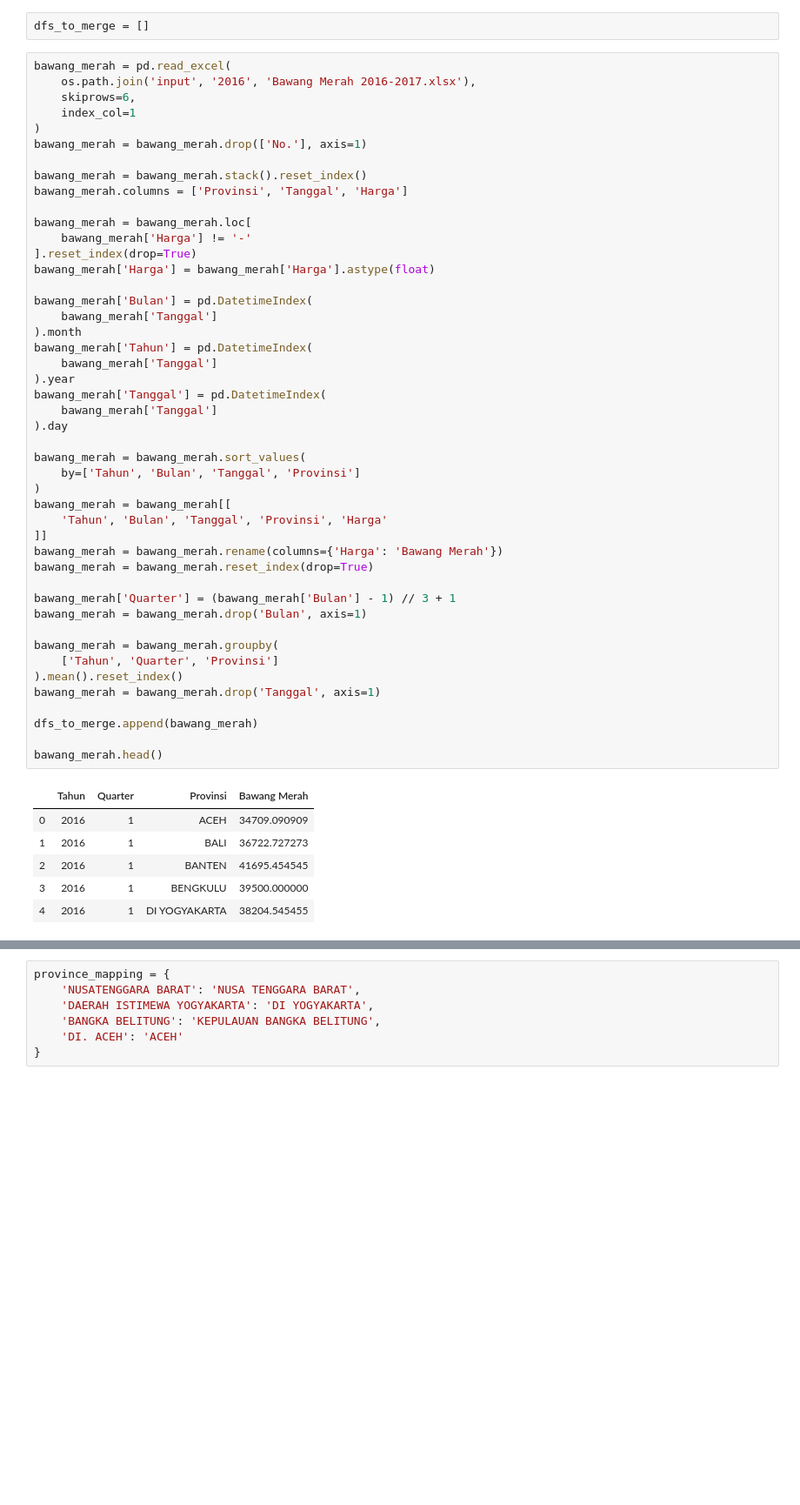
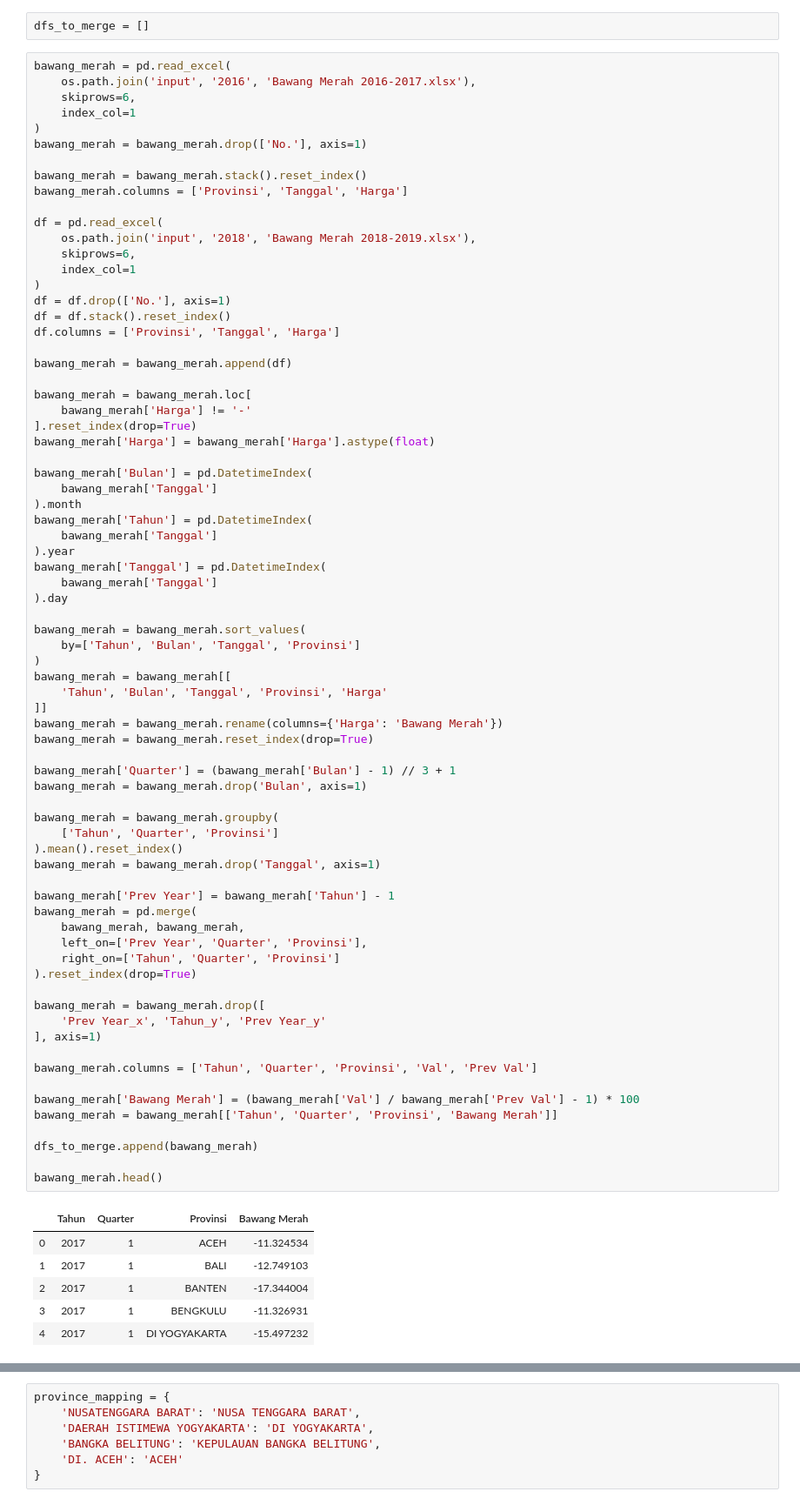
Before and after one commit to jonathan-alvaro/dashboard-daya-beli, a Jupyter notebook: data/harga_pangan/preprocess_data.ipynb, the cells around one changed output, grey strips where cells are left out. Shown at 87% size. Saved outputs shown, nothing was run; the diff lists cells and outputs as text; blank space fills up the shorter version.

```diff
--- a/data/harga_pangan/preprocess_data.ipynb
+++ b/data/harga_pangan/preprocess_data.ipynb
@@ -17,6 +17,17 @@ bawang_merah = bawang_merah.drop(['No.'], axis=1)
 
 bawang_merah = bawang_merah.stack().reset_index()
 bawang_merah.columns = ['Provinsi', 'Tanggal', 'Harga']
+
+df = pd.read_excel(
+    os.path.join('input', '2018', 'Bawang Merah 2018-2019.xlsx'),
+    skiprows=6,
+    index_col=1
+)
+df = df.drop(['No.'], axis=1)
+df = df.stack().reset_index()
+df.columns = ['Provinsi', 'Tanggal', 'Harga']
+
+bawang_merah = bawang_merah.append(df)
 
 bawang_merah = bawang_merah.loc[
     bawang_merah['Harga'] != '-'
@@ -28,38 +39,54 @@ bawang_merah['Bulan'] = pd.DatetimeIndex(
 ).month
 bawang_merah['Tahun'] = pd.DatetimeIndex(
     bawang_merah['Tanggal']
 ).year
 bawang_merah['Tanggal'] = pd.DatetimeIndex(
     bawang_merah['Tanggal']
 ).day
 
 bawang_merah = bawang_merah.sort_values(
     by=['Tahun', 'Bulan', 'Tanggal', 'Provinsi']
 )
 bawang_merah = bawang_merah[[
     'Tahun', 'Bulan', 'Tanggal', 'Provinsi', 'Harga'
 ]]
 bawang_merah = bawang_merah.rename(columns={'Harga': 'Bawang Merah'})
 bawang_merah = bawang_merah.reset_index(drop=True)
 
 bawang_merah['Quarter'] = (bawang_merah['Bulan'] - 1) // 3 + 1
 bawang_merah = bawang_merah.drop('Bulan', axis=1)
 
 bawang_merah = bawang_merah.groupby(
     ['Tahun', 'Quarter', 'Provinsi']
 ).mean().reset_index()
 bawang_merah = bawang_merah.drop('Tanggal', axis=1)
 
+bawang_merah['Prev Year'] = bawang_merah['Tahun'] - 1
+bawang_merah = pd.merge(
+    bawang_merah, bawang_merah,
+    left_on=['Prev Year', 'Quarter', 'Provinsi'],
+    right_on=['Tahun', 'Quarter', 'Provinsi']
+).reset_index(drop=True)
+
+bawang_merah = bawang_merah.drop([
+    'Prev Year_x', 'Tahun_y', 'Prev Year_y'
+], axis=1)
+
+bawang_merah.columns = ['Tahun', 'Quarter', 'Provinsi', 'Val', 'Prev Val']
+
+bawang_merah['Bawang Merah'] = (bawang_merah['Val'] / bawang_merah['Prev Val'] - 1) * 100
+bawang_merah = bawang_merah[['Tahun', 'Quarter', 'Provinsi', 'Bawang Merah']]
+
 dfs_to_merge.append(bawang_merah)
 
 bawang_merah.head()
 # %% [output]
 |  | Tahun | Quarter | Provinsi | Bawang Merah |
-| 0 | 2016 | 1 | ACEH | 34709.090909 |
-| 1 | 2016 | 1 | BALI | 36722.727273 |
-| 2 | 2016 | 1 | BANTEN | 41695.454545 |
-| 3 | 2016 | 1 | BENGKULU | 39500.000000 |
-| 4 | 2016 | 1 | DI YOGYAKARTA | 38204.545455 |
+| 0 | 2017 | 1 | ACEH | -11.324534 |
+| 1 | 2017 | 1 | BALI | -12.749103 |
+| 2 | 2017 | 1 | BANTEN | -17.344004 |
+| 3 | 2017 | 1 | BENGKULU | -11.326931 |
+| 4 | 2017 | 1 | DI YOGYAKARTA | -15.497232 |
 # %%
 bawang_putih = pd.read_excel(
     os.path.join('input', '2016', 'Bawang Putih 2016-2017.xlsx'),
```
Also changed, not shown: parts of 37 cells of this notebook, 7 other files.
